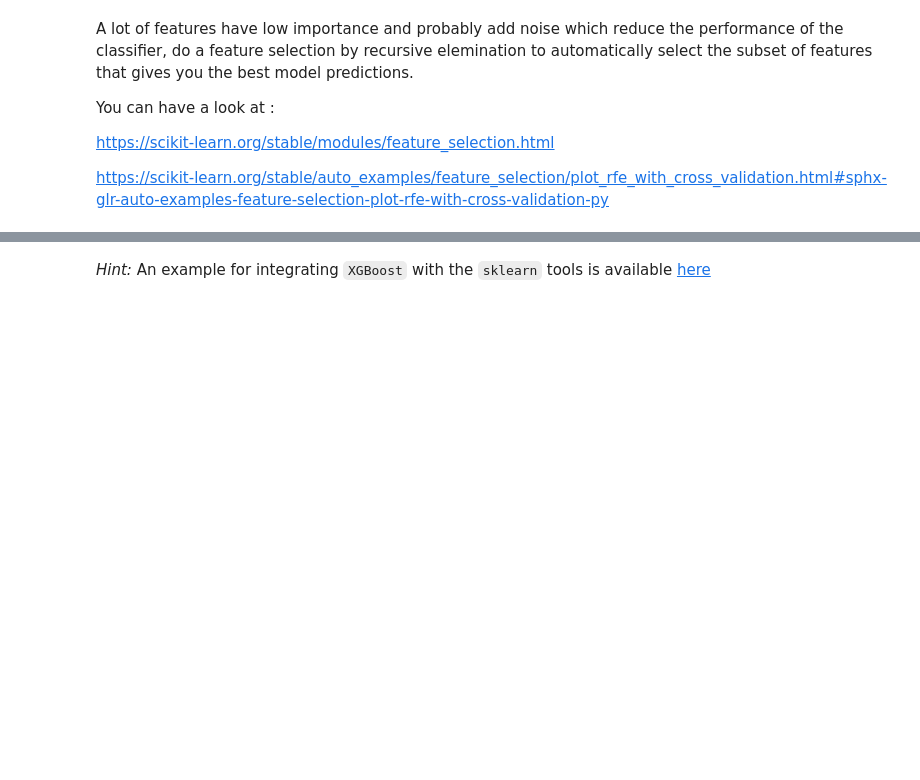
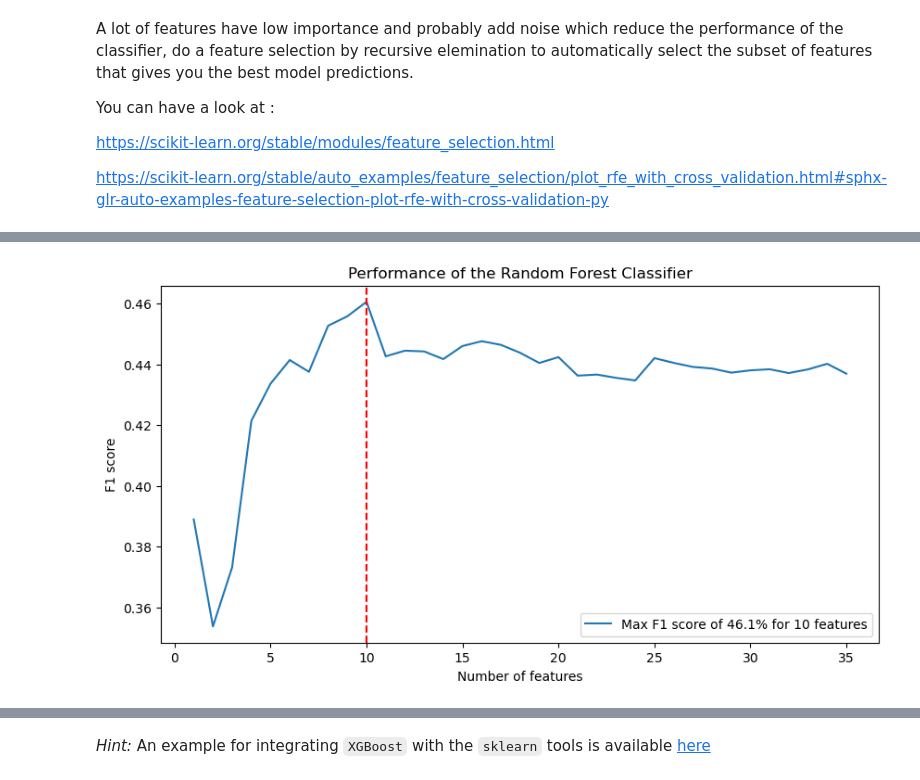
Before and after one commit to ThibaultLaunois/CampNum-12_ML2_Classification_and_Clustering, a Jupyter notebook: ML2.2_ensemble_methods_intro/notebooks/EnsembleLearning_v2.ipynb, the cells around one changed output, grey strips where cells are left out. Cells and saved outputs as stored; diff of their text form; code cells hidden in the pictures; blank space fills up the shorter version.

Commit message:
feat: add it2 bagging with recursive feature removal

```diff
--- a/ML2.2_ensemble_methods_intro/notebooks/EnsembleLearning_v2.ipynb
+++ b/ML2.2_ensemble_methods_intro/notebooks/EnsembleLearning_v2.ipynb
@@ -700,0 +700,16 @@ https://scikit-learn.org/stable/auto_examples/feature_selection/plot_rfe_with_cr
+# %%
+# Feature selection with recursive elimination
+from sklearn.feature_selection import RFECV
+
+rfecv=Pipeline([
+    ('preprocessor',preprocessor),
+    ('feature_select',RFECV(
+        estimator=RandomForestClassifier(max_depth=13, random_state=42, class_weight='balanced', n_estimators=100, n_jobs=-2),
+        scoring='f1',
+        min_features_to_select=1,
+        n_jobs=-2,
+        cv=5,
+    ))
+])
+
+rfecv.fit(X_train, y_train)
@@ -700,0 +734,25 @@ https://scikit-learn.org/stable/auto_examples/feature_selection/plot_rfe_with_cr
+# %%
+rcParams['figure.figsize']=(10,5)
+
+max_score=np.max(rfecv['feature_select'].cv_results_['mean_test_score'])
+index_max=np.argmax(rfecv['feature_select'].cv_results_['mean_test_score'])
+n_features_max=rfecv['feature_select'].cv_results_['n_features'][index_max]
+
+plt.plot(
+    rfecv['feature_select'].cv_results_['n_features'],
+    rfecv['feature_select'].cv_results_['mean_test_score'],
+    label="Max F1 score of {:02.1f}% for {} features".format(max_score*100, n_features_max)
+)
+
+plt.axvline(
+    n_features_max,
+    linestyle='--',
+    c='r'
+)
+plt.title("Performance of the Random Forest Classifier")
+plt.ylabel("F1 score")
+plt.xlabel("Number of features")
+plt.legend(loc="lower right")
+plt.show()
+# %% [output]
+[figure, added]
```
Also changed, not shown: parts of 29 cells of this notebook.
